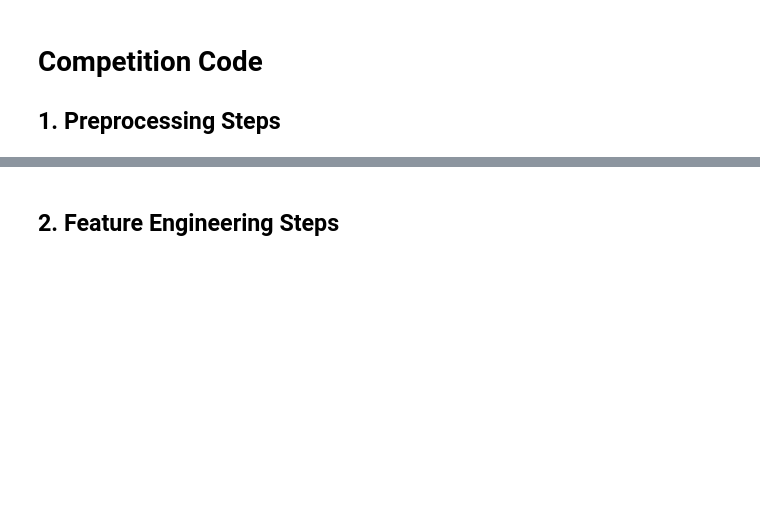
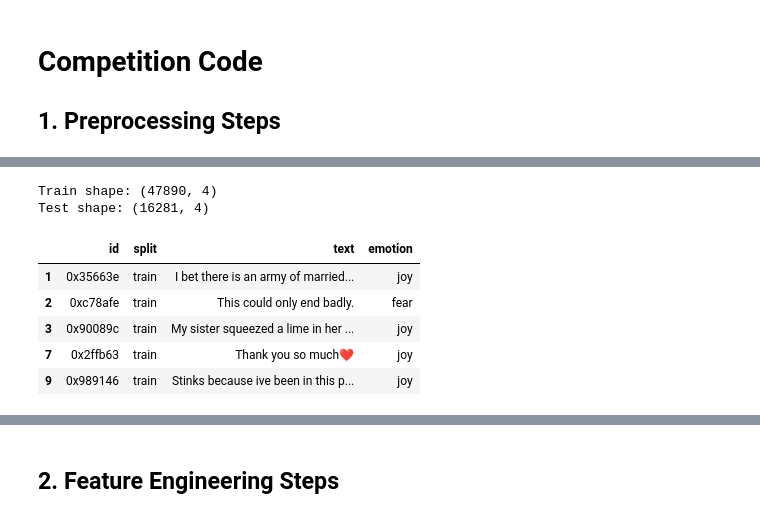
Before and after one commit to Slee08-tech/DM2025-Lab2-Exercise, a Jupyter notebook: DM2025-Lab2-Homework.ipynb, the cells around one changed output, grey strips where cells are left out. Saved outputs shown, nothing was run; the diff lists cells and outputs as text; code cells hidden in the pictures; blank space fills up the shorter version.

```diff
--- a/DM2025-Lab2-Homework.ipynb
+++ b/DM2025-Lab2-Homework.ipynb
@@ -151,0 +273,24 @@ Markdown Syntax to Add Image: `![Description of the Image](./your_local_folder/n
+# %%
+def extract_post_info(root_dict):
+
+    d = root_dict
+    src = d.get("_source", d)
+    post = src.get("post", src)
+
+
+    post_id = (
+        post.get("id")
+        or post.get("post_id")
+        or post.get("tweet_id")
+    )
+    text = (
+        post.get("text")
+        or post.get("content")
+        or post.get("body")
+    )
+
+    return pd.Series({"id": post_id, "text": text})
+
+posts_flat = posts_df["root"].apply(extract_post_info)
+
+print(posts_flat.head())
@@ -151,0 +304,22 @@ Markdown Syntax to Add Image: `![Description of the Image](./your_local_folder/n
+# %%
+# Merge them
+df_all = id_df.merge(posts_flat, on="id", how="left")
+
+df_all = df_all.merge(emotion_df, on="id", how="left")
+
+# Npw we can Split into train and test using the 'split' column
+train_df = df_all[df_all["split"] == "train"].copy()
+test_df  = df_all[df_all["split"] == "test"].copy()
+
+print("Train shape:", train_df.shape)
+print("Test shape:", test_df.shape)
+train_df.head()
+# %% [output]
+Train shape: (47890, 4)
+Test shape: (16281, 4)
+|  | id | split | text | emotion |
+| 1 | 0x35663e | train | I bet there is an army of married... | joy |
+| 2 | 0xc78afe | train | This could only end badly. | fear |
+| 3 | 0x90089c | train | My sister squeezed a lime in her ... | joy |
+| 7 | 0x2ffb63 | train | Thank you so much❤️ | joy |
+| 9 | 0x989146 | train | Stinks because ive been in this p... | joy |
```
Also changed, not shown: parts of 26 cells of this notebook.
